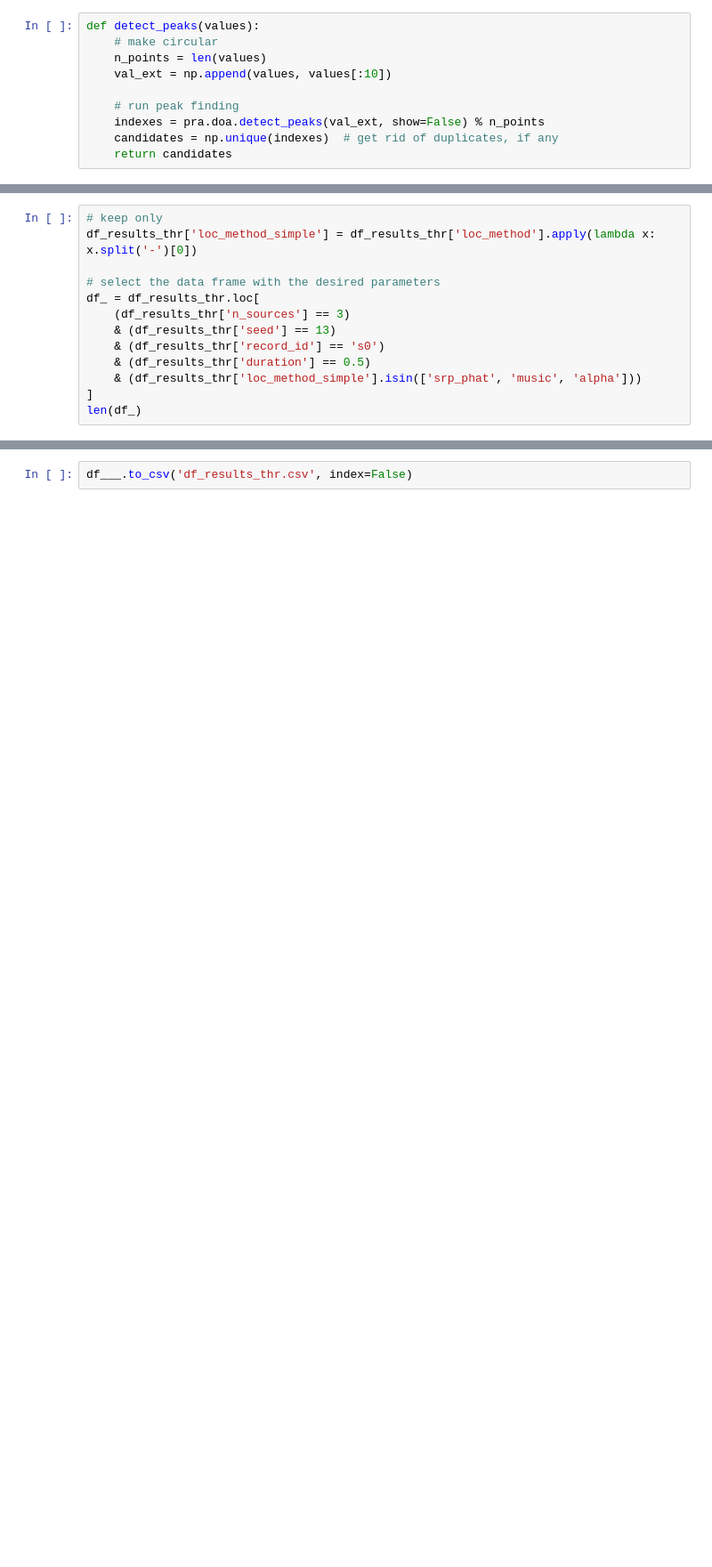
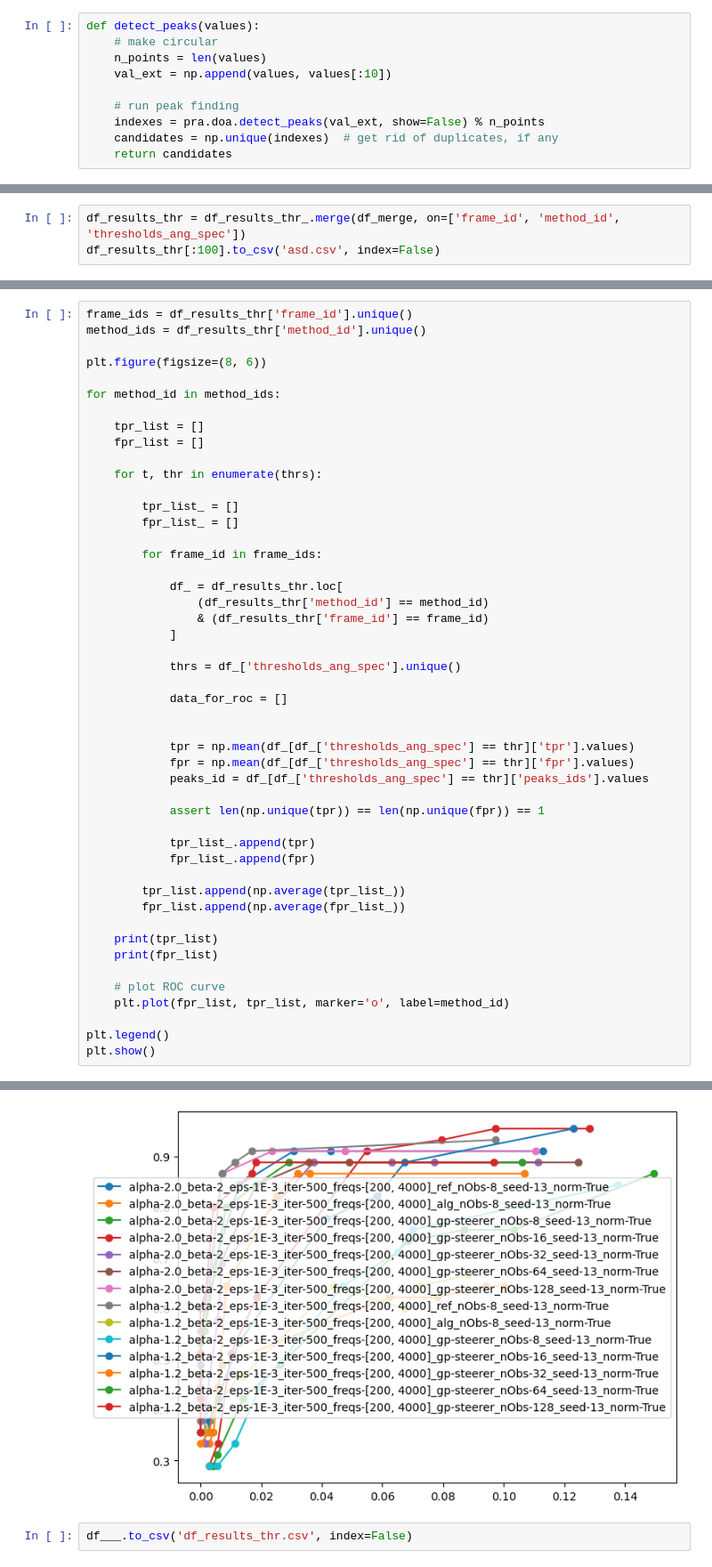
Before and after one commit to Chutlhu/shamans, a Jupyter notebook: analysize_results_exp4.ipynb, the cells around one changed output, grey strips where cells are left out. Shown at 89% size. Drawn from its saved outputs; the diff is of its cells as text; blank space fills up the shorter version.

```diff
--- a/analysize_results_exp4.ipynb
+++ b/analysize_results_exp4.ipynb
@@ -161,13 +178,0 @@ array([ 13,  42, 666])
-# %%
-# keep only
-df_results_thr['loc_method_simple'] = df_results_thr['loc_method'].apply(lambda x: x.split('-')[0])
-
-# select the data frame with the desired parameters
-df_ = df_results_thr.loc[
-    (df_results_thr['n_sources'] == 3)
-    & (df_results_thr['seed'] == 13)
-    & (df_results_thr['record_id'] == 's0')
-    & (df_results_thr['duration'] == 0.5)
-    & (df_results_thr['loc_method_simple'].isin(['srp_phat', 'music', 'alpha']))
-]
-len(df_)
@@ -176,3 +179,6 @@ len(df_)
+# %%
+df_results_thr = df_results_thr_.merge(df_merge, on=['frame_id', 'method_id', 'thresholds_ang_spec'])
+df_results_thr[:100].to_csv('asd.csv', index=False)
 # %%
 df_.columns
 # %% [output]
@@ -243,0 +193,49 @@ loc_method_simple ['alpha']
+# %%
+frame_ids = df_results_thr['frame_id'].unique()
+method_ids = df_results_thr['method_id'].unique()
+
+plt.figure(figsize=(8, 6))
+
+for method_id in method_ids:
+
+    tpr_list = []
+    fpr_list = []
+
+    for t, thr in enumerate(thrs):
+
+        tpr_list_ = []
+        fpr_list_ = []
+
+        for frame_id in frame_ids:
+
+            df_ = df_results_thr.loc[
+                (df_results_thr['method_id'] == method_id)
+                & (df_results_thr['frame_id'] == frame_id)
+            ]
+
+            thrs = df_['thresholds_ang_spec'].unique()
+
+            data_for_roc = []
+
+
+            tpr = np.mean(df_[df_['thresholds_ang_spec'] == thr]['tpr'].values)
+            fpr = np.mean(df_[df_['thresholds_ang_spec'] == thr]['fpr'].values)
+            peaks_id = df_[df_['thresholds_ang_spec'] == thr]['peaks_ids'].values
+
+            assert len(np.unique(tpr)) == len(np.unique(fpr)) == 1
+
+            tpr_list_.append(tpr)
+            fpr_list_.append(fpr)
+
+        tpr_list.append(np.average(tpr_list_))
+        fpr_list.append(np.average(fpr_list_))
+
+    print(tpr_list)
+    print(fpr_list)
+
+    # plot ROC curve
+    plt.plot(fpr_list, tpr_list, marker='o', label=method_id)
+
+plt.legend()
+plt.show()
+# %% [output]
@@ -244,2 +259,3 @@ loc_method_simple ['alpha']
+[figure, added]
 # %%
 df___.to_csv('df_results_thr.csv', index=False)
```
Also changed, not shown: parts of 13 cells of this notebook, 6 other files.
